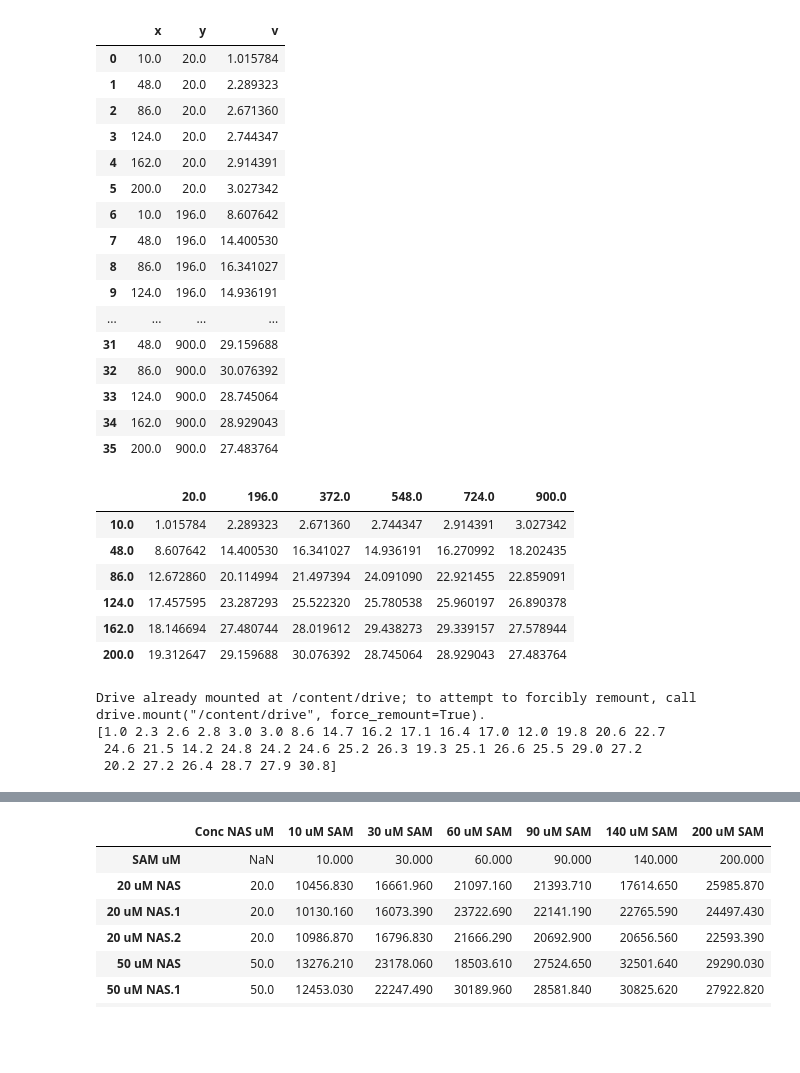
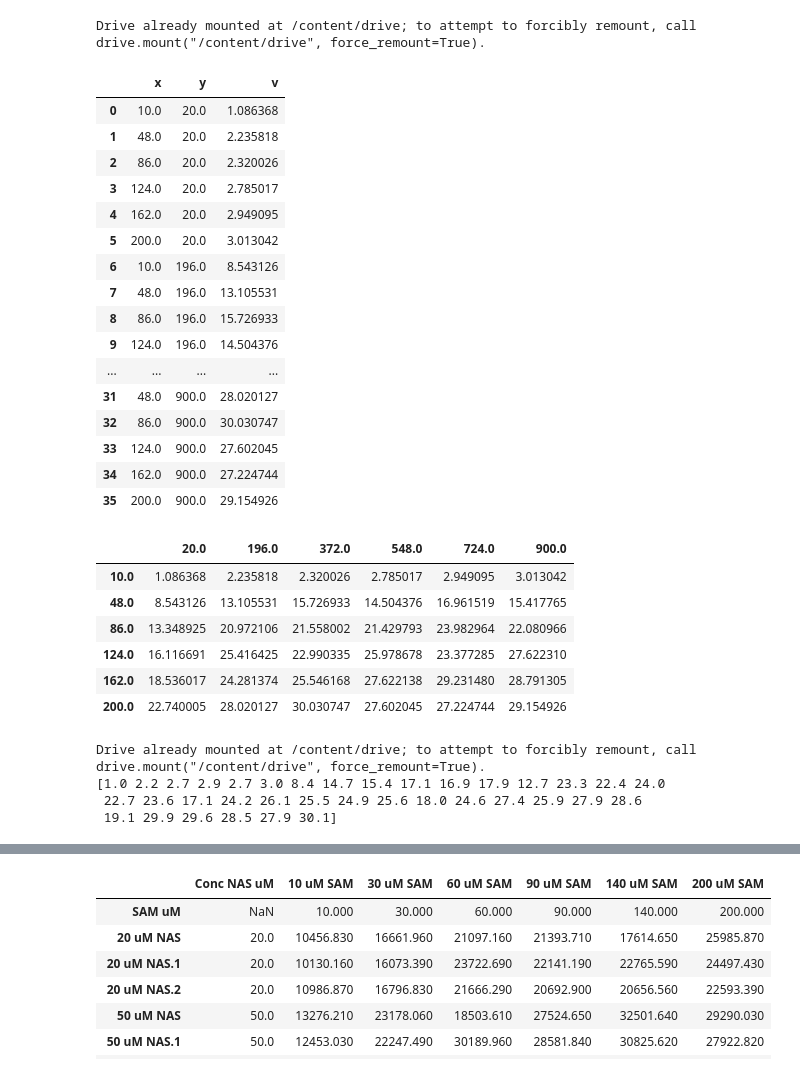
Before and after one commit to Qflow777/BiBi_enzyme_kinetics, a Jupyter notebook: BiBi_seq.ipynb, the cells around one changed output, grey strips where cells are left out. Drawn from its saved outputs; the diff is of its cells as text; code cells hidden in the pictures; blank space fills up the shorter version.

Commit message:
Oprettet ved hjælp af Colaboratory

```diff
--- a/BiBi_seq.ipynb
+++ b/BiBi_seq.ipynb
@@ -57,33 +58,37 @@ import pandas as pd
 
 # Define a function that takes a file name as an argument
 def read_csv_to_df(file_name):
+  from google.colab import drive
+  drive.mount('/content/drive')
   csv = '/content/drive/MyDrive/' + file_name
   # Read the csv file using pandas.read_csv
   df = pd.read_csv(csv)
   # Return the dataframe
   return df
 # %%
-my_df = read_csv_to_df("meshgrid.csv")
+# read data from csv file
+my_df = read_csv_to_df('BiBi_sequential/Lotta_calc_data.csv')
 # Print the dataframe
 my_df
 # %% [output]
+Drive already mounted at /content/drive; to attempt to forcibly remount, call drive.mount("/content/drive", force_remount=True).
 |  | x | y | v |
-| 0 | 10.0 | 20.0 | 1.015784 |
-| 1 | 48.0 | 20.0 | 2.289323 |
-| 2 | 86.0 | 20.0 | 2.671360 |
-| 3 | 124.0 | 20.0 | 2.744347 |
-| 4 | 162.0 | 20.0 | 2.914391 |
-| 5 | 200.0 | 20.0 | 3.027342 |
-| 6 | 10.0 | 196.0 | 8.607642 |
-| 7 | 48.0 | 196.0 | 14.400530 |
-| 8 | 86.0 | 196.0 | 16.341027 |
-| 9 | 124.0 | 196.0 | 14.936191 |
+| 0 | 10.0 | 20.0 | 1.086368 |
+| 1 | 48.0 | 20.0 | 2.235818 |
+| 2 | 86.0 | 20.0 | 2.320026 |
+| 3 | 124.0 | 20.0 | 2.785017 |
+| 4 | 162.0 | 20.0 | 2.949095 |
+| 5 | 200.0 | 20.0 | 3.013042 |
+| 6 | 10.0 | 196.0 | 8.543126 |
+| 7 | 48.0 | 196.0 | 13.105531 |
+| 8 | 86.0 | 196.0 | 15.726933 |
+| 9 | 124.0 | 196.0 | 14.504376 |
 | ... | ... | ... | ... |
-| 31 | 48.0 | 900.0 | 29.159688 |
-| 32 | 86.0 | 900.0 | 30.076392 |
-| 33 | 124.0 | 900.0 | 28.745064 |
-| 34 | 162.0 | 900.0 | 28.929043 |
-| 35 | 200.0 | 900.0 | 27.483764 |
+| 31 | 48.0 | 900.0 | 28.020127 |
+| 32 | 86.0 | 900.0 | 30.030747 |
+| 33 | 124.0 | 900.0 | 27.602045 |
+| 34 | 162.0 | 900.0 | 27.224744 |
+| 35 | 200.0 | 900.0 | 29.154926 |
 # %%
 def reshape_df_to_df(df):
   # Get the number of unique values for x and y
@@ -101,14 +106,15 @@ my_df2 = reshape_df_to_df(my_df)
 my_df2
 # %% [output]
 |  | 20.0 | 196.0 | 372.0 | 548.0 | 724.0 | 900.0 |
-| 10.0 | 1.015784 | 2.289323 | 2.671360 | 2.744347 | 2.914391 | 3.027342 |
-| 48.0 | 8.607642 | 14.400530 | 16.341027 | 14.936191 | 16.270992 | 18.202435 |
-| 86.0 | 12.672860 | 20.114994 | 21.497394 | 24.091090 | 22.921455 | 22.859091 |
-| 124.0 | 17.457595 | 23.287293 | 25.522320 | 25.780538 | 25.960197 | 26.890378 |
-| 162.0 | 18.146694 | 27.480744 | 28.019612 | 29.438273 | 29.339157 | 27.578944 |
-| 200.0 | 19.312647 | 29.159688 | 30.076392 | 28.745064 | 28.929043 | 27.483764 |
+| 10.0 | 1.086368 | 2.235818 | 2.320026 | 2.785017 | 2.949095 | 3.013042 |
+| 48.0 | 8.543126 | 13.105531 | 15.726933 | 14.504376 | 16.961519 | 15.417765 |
+| 86.0 | 13.348925 | 20.972106 | 21.558002 | 21.429793 | 23.982964 | 22.080966 |
+| 124.0 | 16.116691 | 25.416425 | 22.990335 | 25.978678 | 23.377285 | 27.622310 |
+| 162.0 | 18.536017 | 24.281374 | 25.546168 | 27.622138 | 29.231480 | 28.791305 |
+| 200.0 | 22.740005 | 28.020127 | 30.030747 | 27.602045 | 27.224744 | 29.154926 |
 # %%
 # Reproduce the model from Lotta et al, 1995, Biochemistry, 34, 4201-4210 and and noise to simulate experimental data
+# Output to csv file
 x_SAM = np.linspace(10, 200, 6)
 x_NAS = np.linspace(20, 900, 6)
 
@@ -128,12 +134,12 @@ v = BiBi(xdata,  Vmax, Ks_A, K_AB)
 noise = np.random.normal(0, .05*v, len(v))
 v1 = v + noise
 
-write_meshgrid_to_csv(X.flatten(),Y.flatten(), v1, 'meshgrid.csv')
+write_meshgrid_to_csv(X.flatten(),Y.flatten(), v1, 'BiBi_sequential/Lotta_calc_data.csv')
 # %% [output]
 Drive already mounted at /content/drive; to attempt to forcibly remount, call drive.mount("/content/drive", force_remount=True).
-[1.0 2.3 2.6 2.8 3.0 3.0 8.6 14.7 16.2 17.1 16.4 17.0 12.0 19.8 20.6 22.7
- 24.6 21.5 14.2 24.8 24.2 24.6 25.2 26.3 19.3 25.1 26.6 25.5 29.0 27.2
- 20.2 27.2 26.4 28.7 27.9 30.8]
+[1.0 2.2 2.7 2.9 2.7 3.0 8.4 14.7 15.4 17.1 16.9 17.9 12.7 23.3 22.4 24.0
+ 22.7 23.6 17.1 24.2 26.1 25.5 24.9 25.6 18.0 24.6 27.4 25.9 27.9 28.6
+ 19.1 29.9 29.6 28.5 27.9 30.1]
 # %%
 # Import curve_fit from scipy.optimize and determine parameters from the noised data
 import os
```
Also changed, not shown: parts of 10 cells of this notebook.
